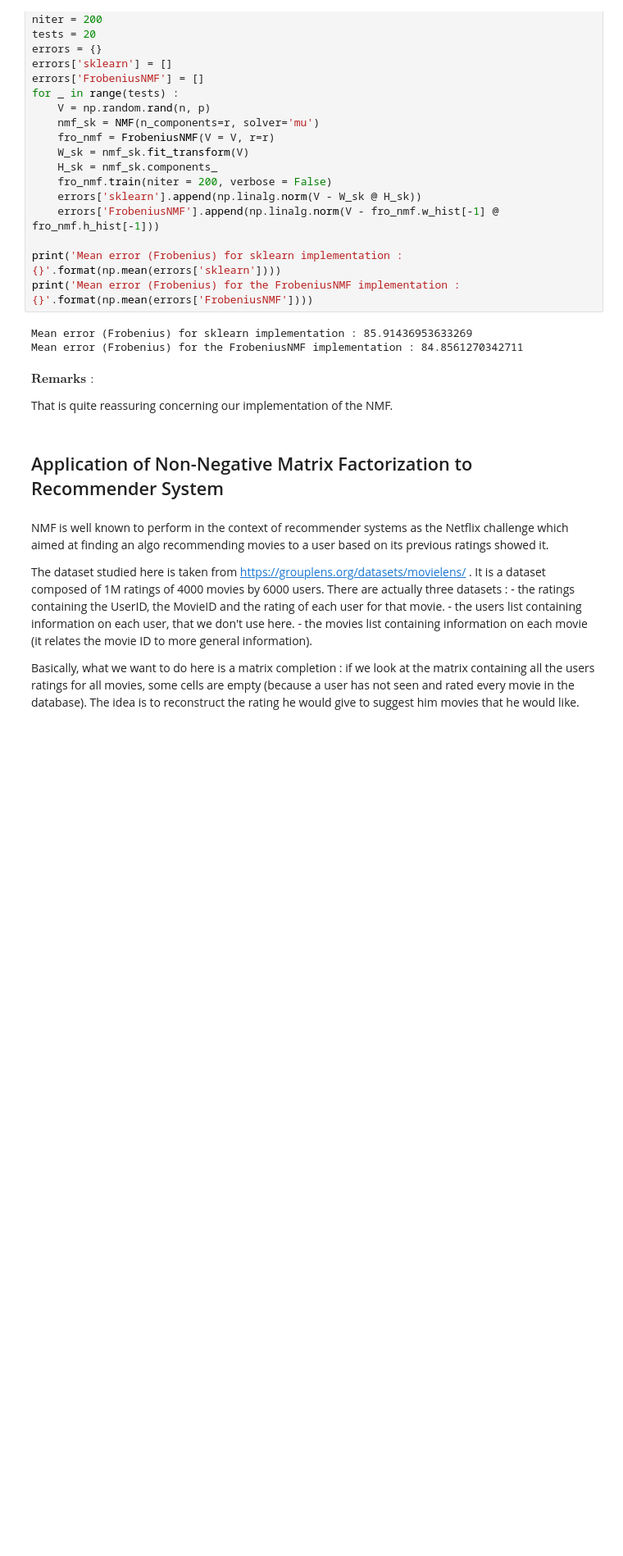
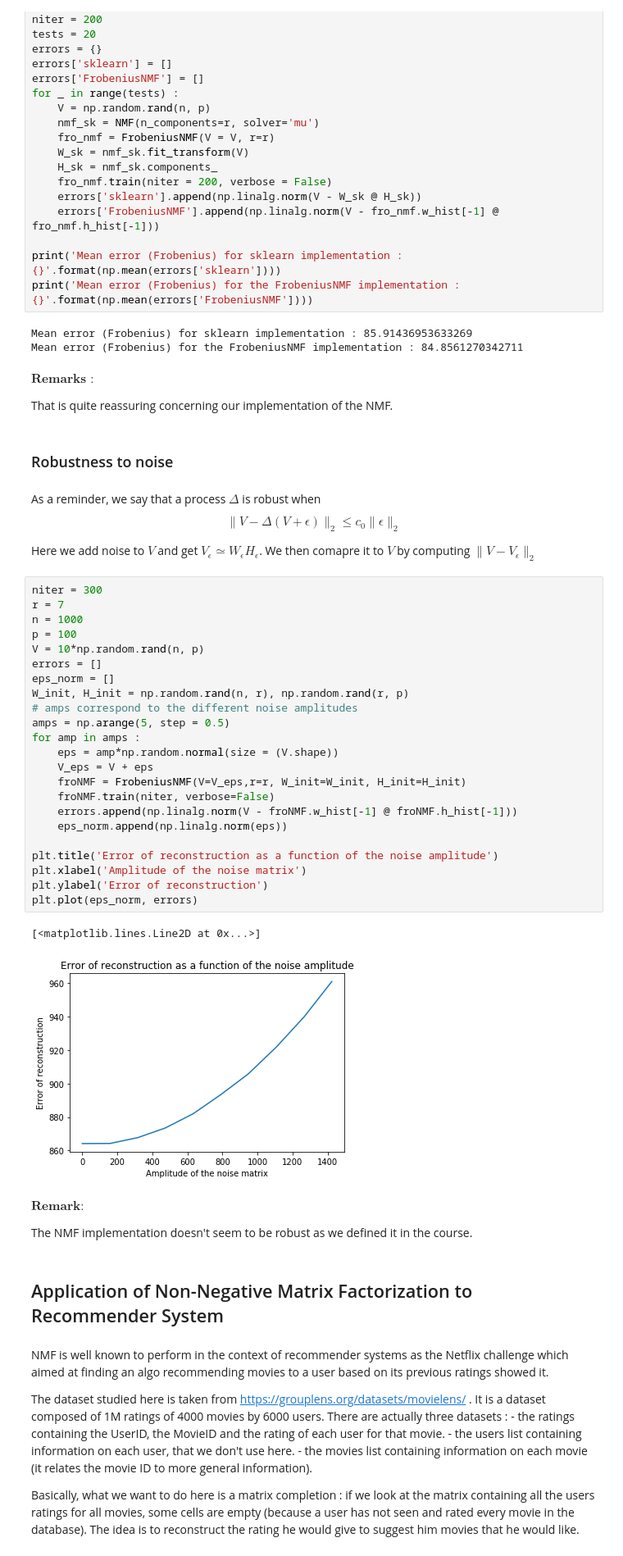
Before and after one commit to alexissair/Non-Negative-Matrix-Factorization, a Jupyter notebook: NMF Analysis & Applications.ipynb, the cells around one changed output. Shown: that part at 82% size. Cells and saved outputs as stored; diff of their text form; blank space fills up the shorter version.

Commit message:
add Robustness

```diff
--- a/NMF Analysis & Applications.ipynb
+++ b/NMF Analysis & Applications.ipynb
@@ -110,6 +110,42 @@ Mean error (Frobenius) for the FrobeniusNMF implementation : 84.8561270342711
 $\textbf{Remarks :}$
 
 That is quite reassuring concerning our implementation of the NMF.
+# %% [markdown]
+### Robustness to noise
+# %% [markdown]
+As a reminder, we say that a process $\Delta$ is robust when $$\| V - \Delta (V + \epsilon) \|_2 \leq c_0 \|\epsilon \| _2$$
+
+Here we add noise to $V$ and get $V_{\epsilon} \simeq W_{\epsilon} H_{\epsilon}$. We then comapre it to $V$ by computing $\| V - V_{\epsilon} \|_2$
+# %%
+niter = 300
+r = 7
+n = 1000
+p = 100
+V = 10*np.random.rand(n, p)
+errors = []
+eps_norm = []
+W_init, H_init = np.random.rand(n, r), np.random.rand(r, p)
+# amps correspond to the different noise amplitudes
+amps = np.arange(5, step = 0.5)
+for amp in amps :
+    eps = amp*np.random.normal(size = (V.shape))
+    V_eps = V + eps
+    froNMF = FrobeniusNMF(V=V_eps,r=r, W_init=W_init, H_init=H_init)
+    froNMF.train(niter, verbose=False)
+    errors.append(np.linalg.norm(V - froNMF.w_hist[-1] @ froNMF.h_hist[-1]))
+    eps_norm.append(np.linalg.norm(eps))
+
+plt.title('Error of reconstruction as a function of the noise amplitude')
+plt.xlabel('Amplitude of the noise matrix')
+plt.ylabel('Error of reconstruction')
+plt.plot(eps_norm, errors)
+# %% [output]
+[<matplotlib.lines.Line2D at 0x...>]
+[figure, added]
+# %% [markdown]
+$\textbf{Remark} :$
+
+The NMF implementation doesn't seem to be robust as we defined it in the course.
 # %% [markdown]
 ## Application of Non-Negative Matrix Factorization to Recommender System
 # %% [markdown]
```
